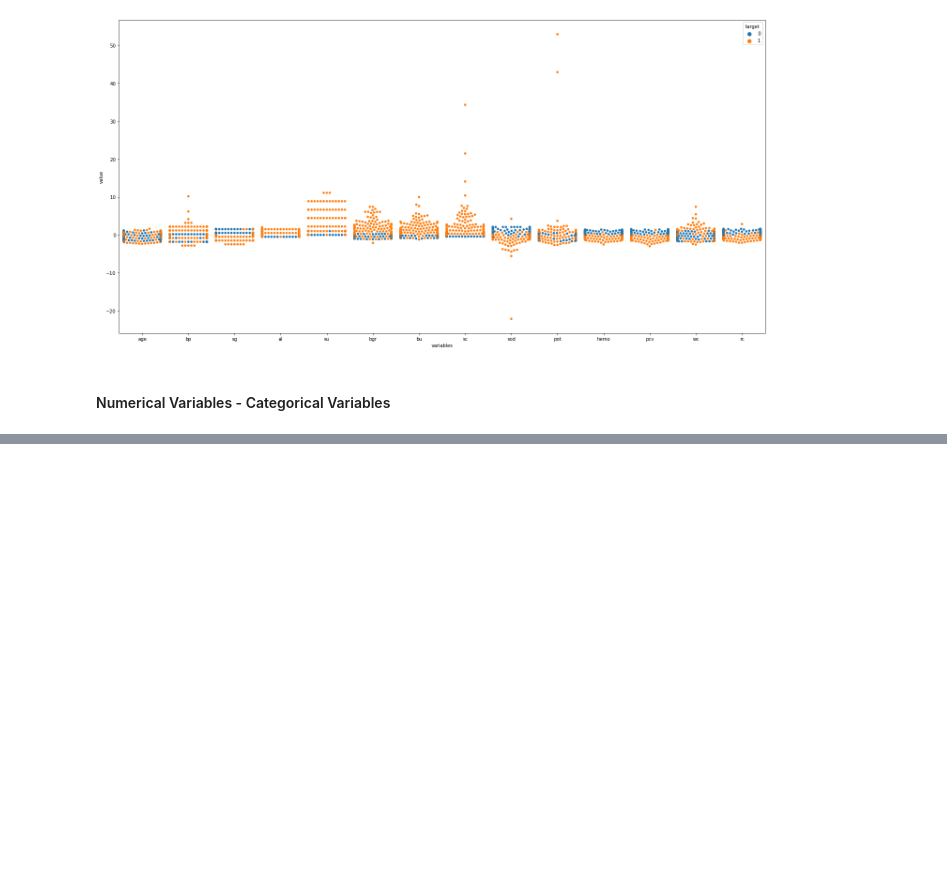
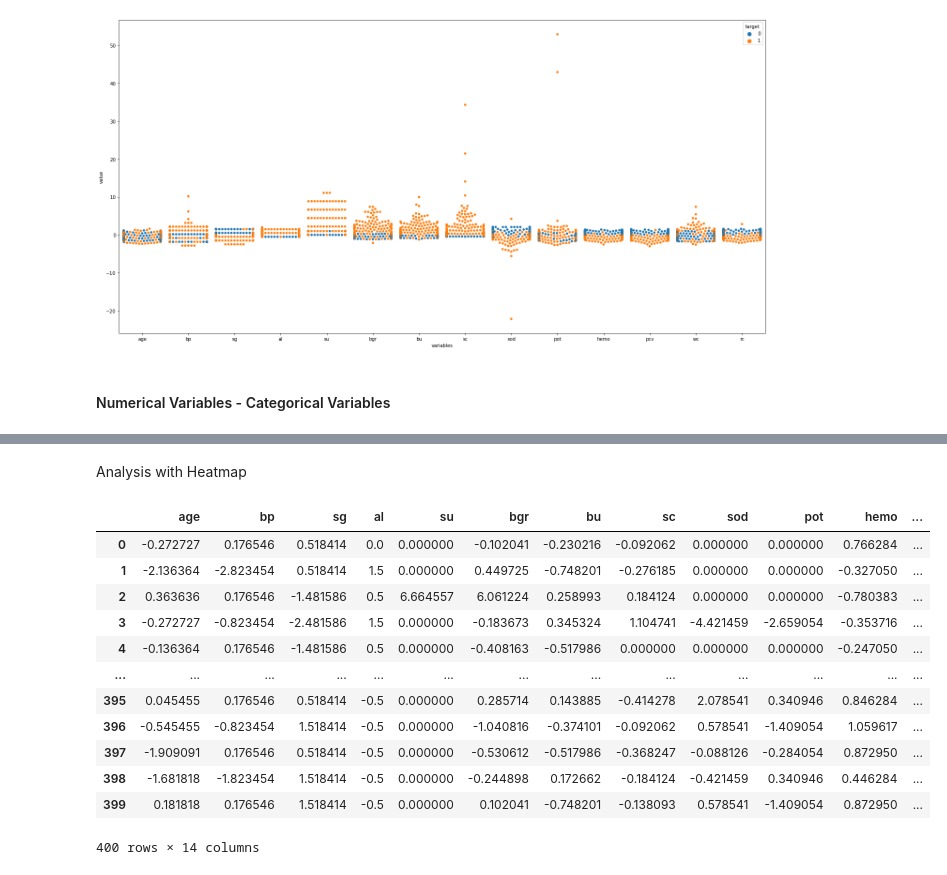
Before and after one commit to TaeMD/ML-projects, a Jupyter notebook: Predicting_CKD.ipynb, the cells around one changed output, grey strips where cells are left out. Cells and saved outputs as stored; diff of their text form; code cells hidden in the pictures; blank space fills up the shorter version.

```diff
--- a/Predicting_CKD.ipynb
+++ b/Predicting_CKD.ipynb
@@ -951,0 +992,18 @@ plt.tight_layout();
+# %% [markdown]
+Analysis with Heatmap
+# %%
+scailed_df
+# %% [output]
+|  | age | bp | sg | al | su | bgr | bu | sc | sod | pot | hemo | ... |
+| 0 | -0.272727 | 0.176546 | 0.518414 | 0.0 | 0.000000 | -0.102041 | -0.230216 | -0.092062 | 0.000000 | 0.000000 | 0.766284 | ... |
+| 1 | -2.136364 | -2.823454 | 0.518414 | 1.5 | 0.000000 | 0.449725 | -0.748201 | -0.276185 | 0.000000 | 0.000000 | -0.327050 | ... |
+| 2 | 0.363636 | 0.176546 | -1.481586 | 0.5 | 6.664557 | 6.061224 | 0.258993 | 0.184124 | 0.000000 | 0.000000 | -0.780383 | ... |
+| 3 | -0.272727 | -0.823454 | -2.481586 | 1.5 | 0.000000 | -0.183673 | 0.345324 | 1.104741 | -4.421459 | -2.659054 | -0.353716 | ... |
+| 4 | -0.136364 | 0.176546 | -1.481586 | 0.5 | 0.000000 | -0.408163 | -0.517986 | 0.000000 | 0.000000 | 0.000000 | -0.247050 | ... |
+| ... | ... | ... | ... | ... | ... | ... | ... | ... | ... | ... | ... | ... |
+| 395 | 0.045455 | 0.176546 | 0.518414 | -0.5 | 0.000000 | 0.285714 | 0.143885 | -0.414278 | 2.078541 | 0.340946 | 0.846284 | ... |
+| 396 | -0.545455 | -0.823454 | 1.518414 | -0.5 | 0.000000 | -1.040816 | -0.374101 | -0.092062 | 0.578541 | -1.409054 | 1.059617 | ... |
+| 397 | -1.909091 | 0.176546 | 0.518414 | -0.5 | 0.000000 | -0.530612 | -0.517986 | -0.368247 | -0.088126 | -0.284054 | 0.872950 | ... |
+| 398 | -1.681818 | -1.823454 | 1.518414 | -0.5 | 0.000000 | -0.244898 | 0.172662 | -0.184124 | -0.421459 | 0.340946 | 0.446284 | ... |
+| 399 | 0.181818 | 0.176546 | 1.518414 | -0.5 | 0.000000 | 0.102041 | -0.748201 | -0.138093 | 0.578541 | -1.409054 | 0.872950 | ... |
+400 rows × 14 columns
```
Also changed, not shown: parts of 22 cells of this notebook.
